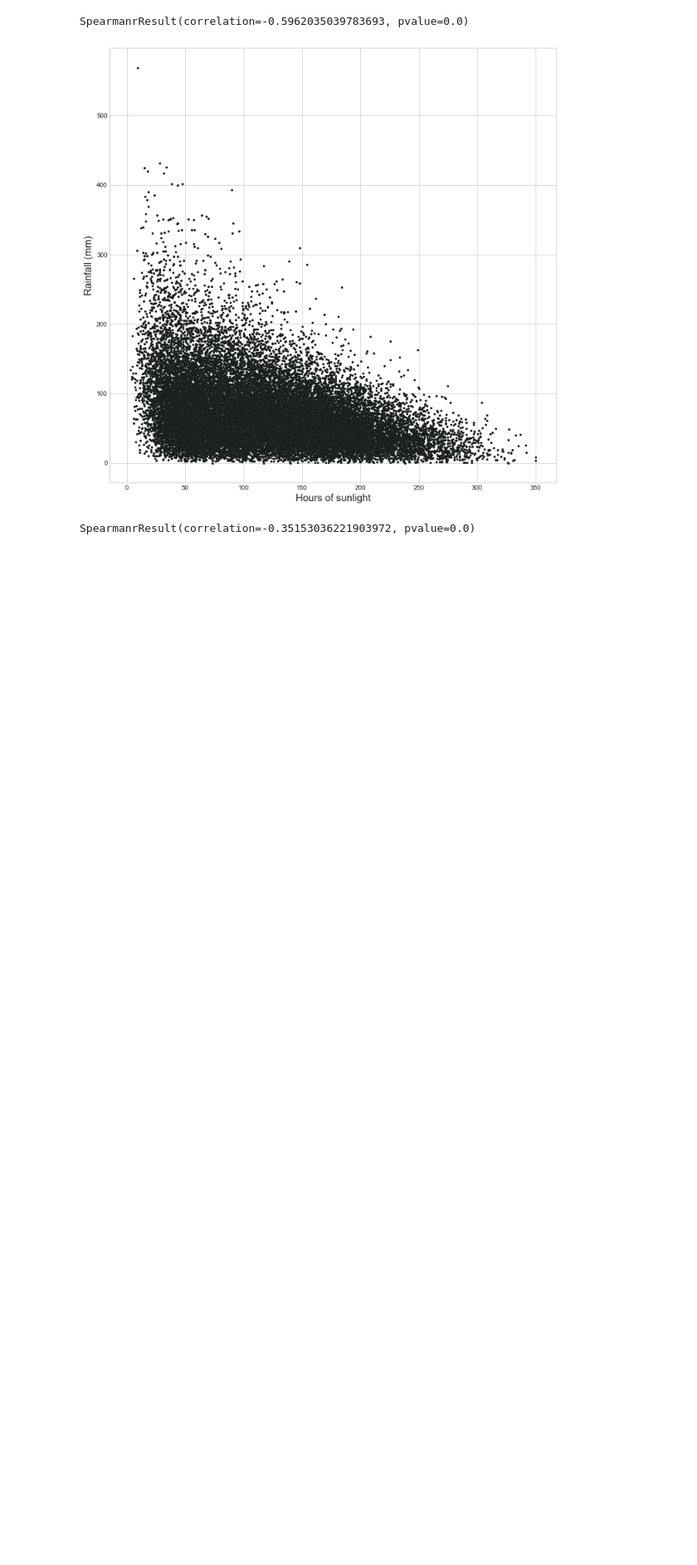
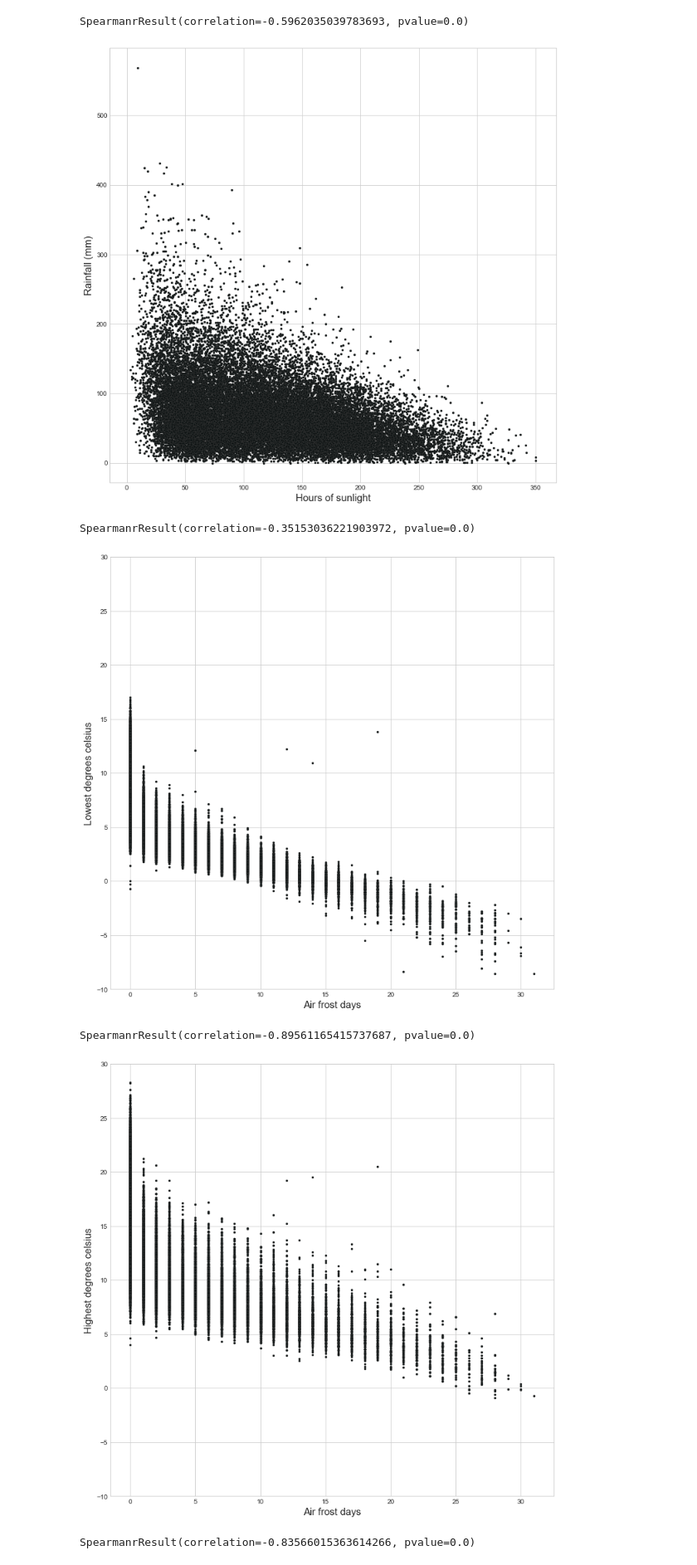
Before and after one commit to DanielJohnBenton/historic-monthly-meteorological-station-data, a Jupyter notebook: src/notes.ipynb, the cells around one changed output. Shown at 83% size. Saved outputs shown, nothing was run; the diff lists cells and outputs as text; code cells hidden in the pictures; blank space fills up the shorter version.

Commit message:
more scatter plots

```diff
--- a/src/notes.ipynb
+++ b/src/notes.ipynb
@@ -377,3 +377,11 @@ scatter_two_items("sun_hours", "rain_mm", "Hours of sunlight", "Rainfall (mm)")
 # %% [output]
 [figure]
 SpearmanrResult(correlation=-0.35153036221903972, pvalue=0.0)
+# %%
+scatter_two_items("af_days", "tmin_degc", "Air frost days", "Lowest degrees celsius", yLim=[-10, 30])
+scatter_two_items("af_days", "tmax_degc", "Air frost days", "Highest degrees celsius", yLim=[-10, 30])
+# %% [output]
+[figure, added]
+SpearmanrResult(correlation=-0.89561165415737687, pvalue=0.0)
+[figure, added]
+SpearmanrResult(correlation=-0.83566015363614266, pvalue=0.0)
```
Also changed, not shown: parts of 2 cells of this notebook.
